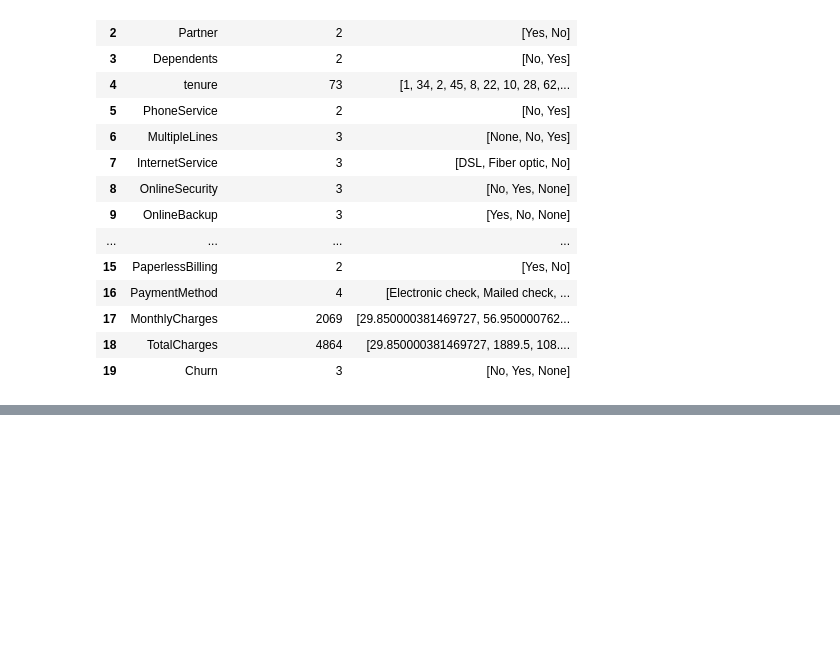
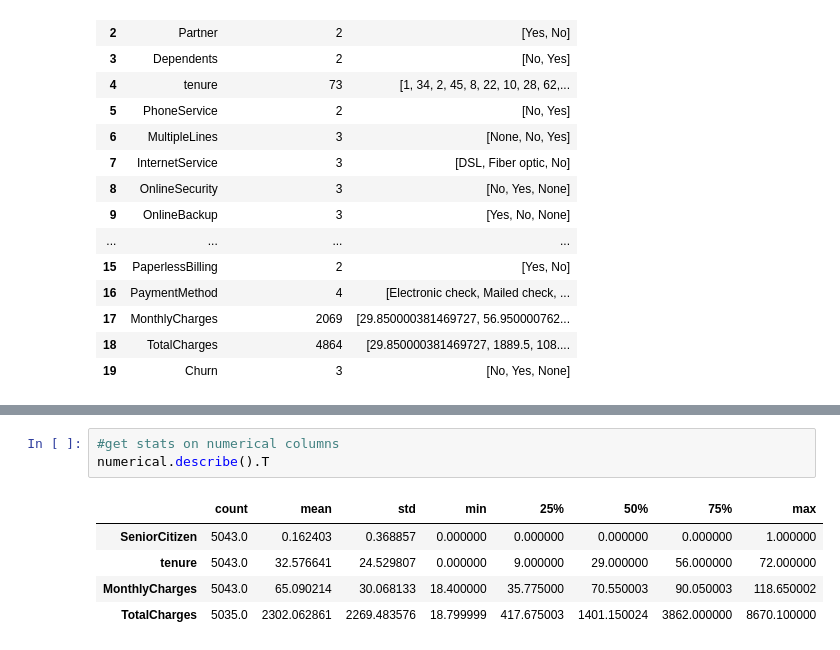
Before and after one commit to AninFreddy01/scalework_repo, a Jupyter notebook: tutorial_assignments/Telco_churn.ipynb, the cells around one changed output, grey strips where cells are left out. Drawn from its saved outputs; the diff is of its cells as text; blank space fills up the shorter version.

```diff
--- a/tutorial_assignments/Telco_churn.ipynb
+++ b/tutorial_assignments/Telco_churn.ipynb
@@ -417,0 +432,9 @@ summary(train_data)
+# %%
+#get stats on numerical columns
+numerical.describe().T
+# %% [output]
+|  | count | mean | std | min | 25% | 50% | 75% | max |
+| SeniorCitizen | 5043.0 | 0.162403 | 0.368857 | 0.000000 | 0.000000 | 0.000000 | 0.000000 | 1.000000 |
+| tenure | 5043.0 | 32.576641 | 24.529807 | 0.000000 | 9.000000 | 29.000000 | 56.000000 | 72.000000 |
+| MonthlyCharges | 5043.0 | 65.090214 | 30.068133 | 18.400000 | 35.775000 | 70.550003 | 90.050003 | 118.650002 |
+| TotalCharges | 5035.0 | 2302.062861 | 2269.483576 | 18.799999 | 417.675003 | 1401.150024 | 3862.000000 | 8670.100000 |
```
Also changed, not shown: parts of 6 cells of this notebook.
